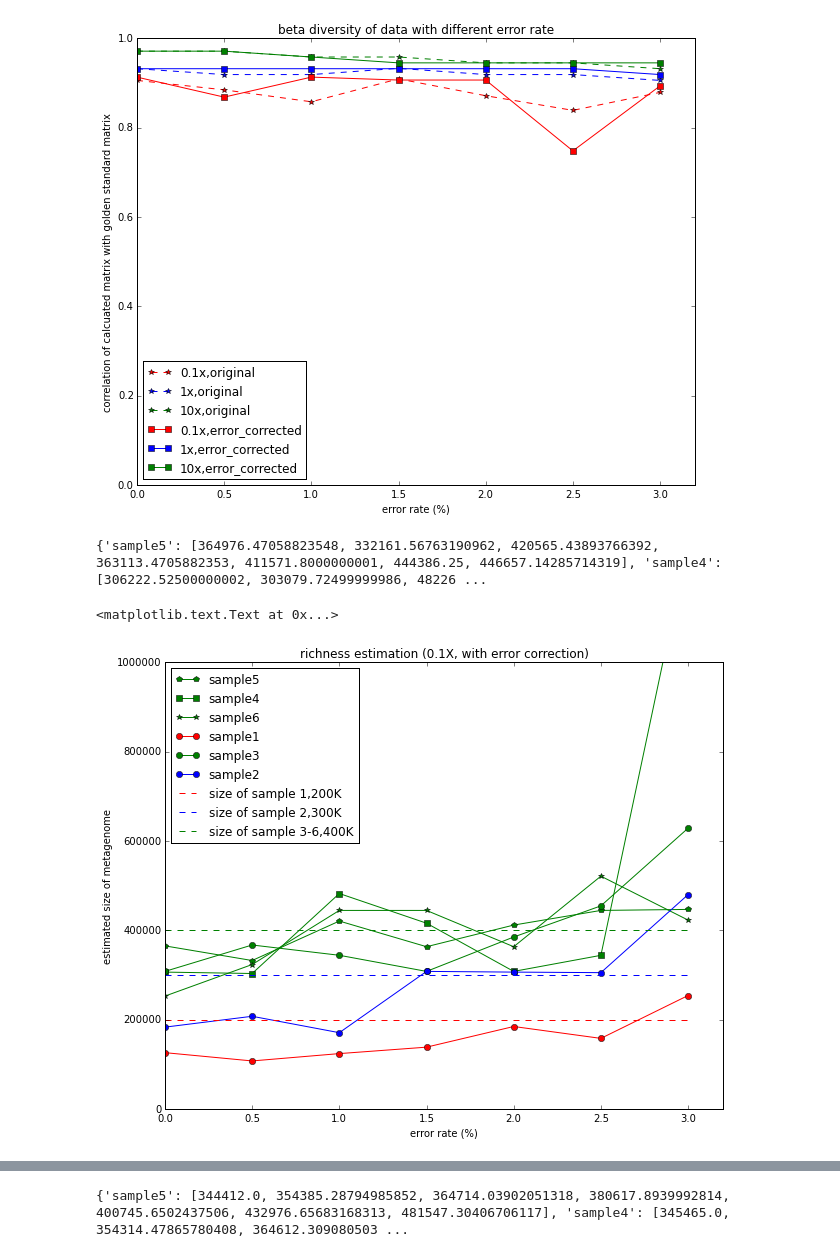
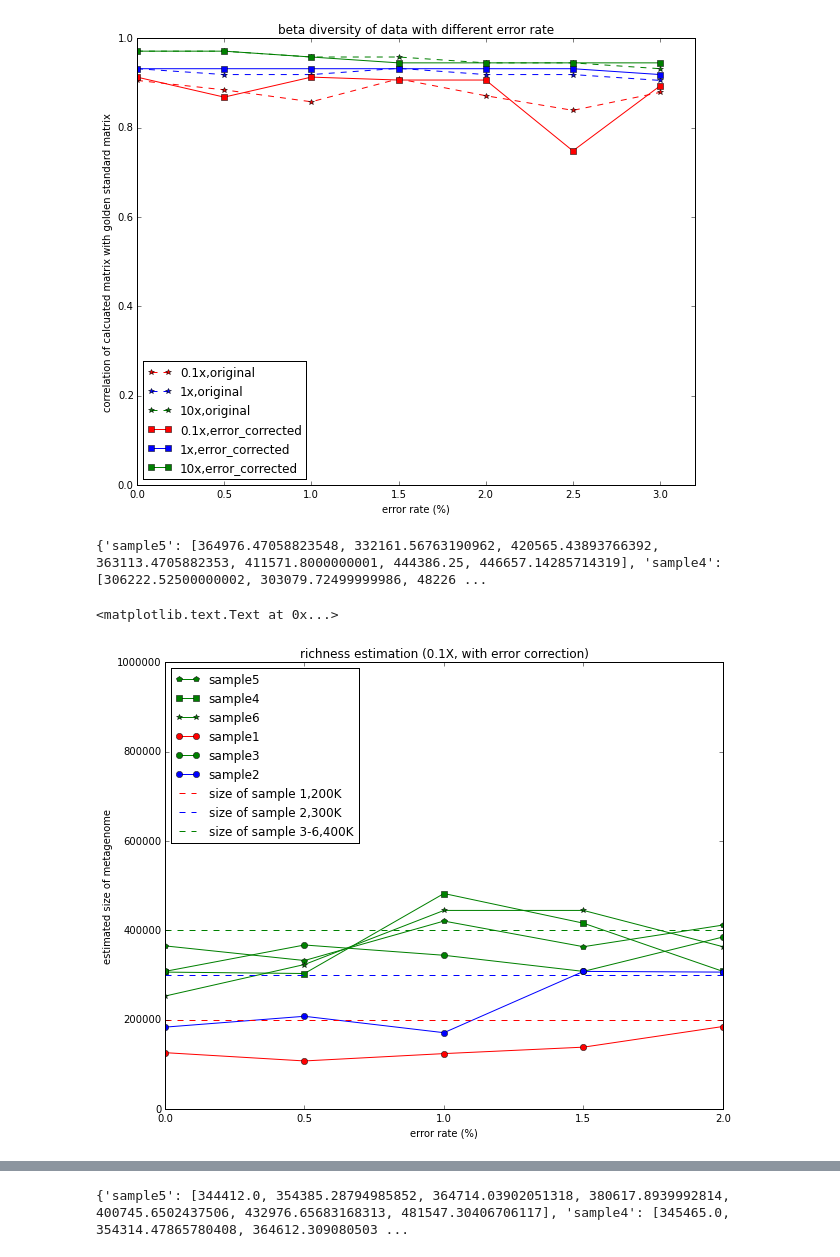
Before and after one commit to qingpeng/2013-diversity, a Jupyter notebook: notebook/influence of error rate.ipynb, the cells around one changed output, grey strips where cells are left out. Drawn from its saved outputs; the diff is of its cells as text; code cells hidden in the pictures.

```diff
--- a/notebook/influence of error rate.ipynb
+++ b/notebook/influence of error rate.ipynb
@@ -88,31 +88,31 @@ for cov in alpha_list_noerror.keys():
 # %%
 number = {}
 color = {'sample1':'r-o','sample2':'b-o','sample3':'g-o','sample4':'g-s','sample5':'g-p','sample6':'g-*'}
 for df in alpha[0.1]:
     for c in color:
         try:
             number[c].append(df[c])
         except:
             number[c] = [df[c]]
 print number
 plt.figure(figsize=(10, 8))
 for c in color:
     plt.plot(x_list,number[c],color[c],label = c)
 
 #plt.plot(x_list,alpha[0.1],'r*--',label = '0.1x,original')
 plt.plot([0,3],[200000,200000],'r--',label='size of sample 1,200K')
 plt.plot([0,3],[300000,300000],'b--',label='size of sample 2,300K')
 plt.plot([0,3],[400000,400000],'g--',label='size of sample 3-6,400K')
 plt.legend(loc=2)
 plt.ylim(0,1000000)
-plt.xlim(0,3.2)
+plt.xlim(0,2)
 plt.xlabel('error rate (%)')
 plt.ylabel('estimated size of metagenome')
 plt.title('richness estimation (0.1X, with error correction)')
 # %% [output]
 {'sample5': [364976.47058823548, 332161.56763190962, 420565.43893766392, 363113.4705882353, 411571.8000000001, 444386.25, 446657.14285714319], 'sample4': [306222.52500000002, 303079.72499999986, 48226 ...
 <matplotlib.text.Text at 0x...>
-[figure, old version]
+[figure, new version]
 # %%
 number = {}
 color = {'sample1':'r-o','sample2':'b-o','sample3':'g-o','sample4':'g-s','sample5':'g-p','sample6':'y-*'}
```
Also changed, not shown: parts of 2 cells of this notebook, 9 other files.
